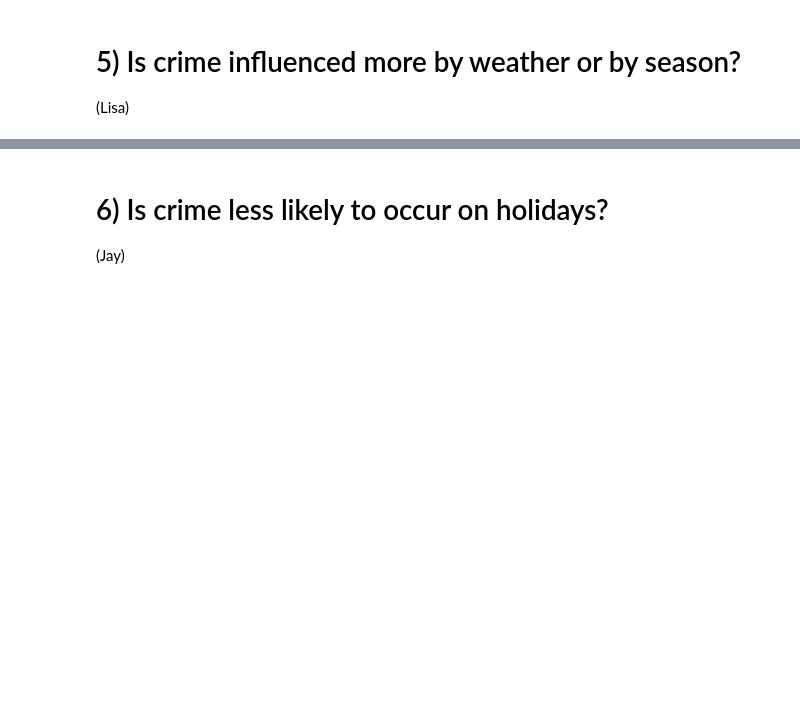
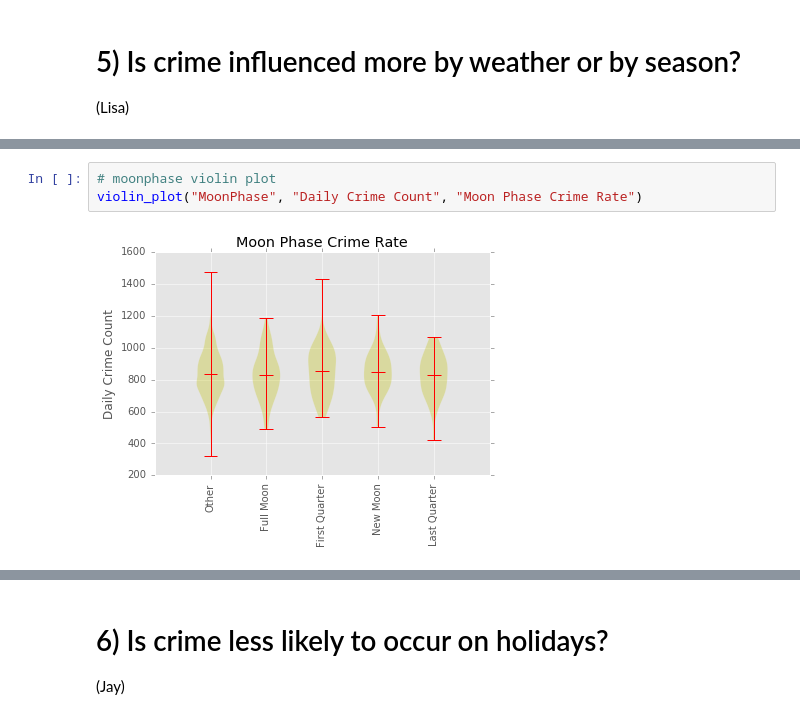
Before and after one commit to scottmarler/ChicagoWeatherCrime, a Jupyter notebook: ChicagoCrime_Lab_Notebook (Final).ipynb, the cells around one changed output, grey strips where cells are left out. Cells and saved outputs as stored; diff of their text form; blank space fills up the shorter version.

```diff
--- a/ChicagoCrimeLabNotebook.ipynb
+++ b/ChicagoCrime_Lab_Notebook (Final).ipynb
@@ -458,0 +498,5 @@ It does indeed appear as though Kidnapping, Prostitution, Criminal Sexual Assaul
+# %%
+# moonphase violin plot
+violin_plot("MoonPhase", "Daily Crime Count", "Moon Phase Crime Rate")
+# %% [output]
+[figure, added]
```
Also changed, not shown: parts of 29 cells of this notebook, 1 other file.
